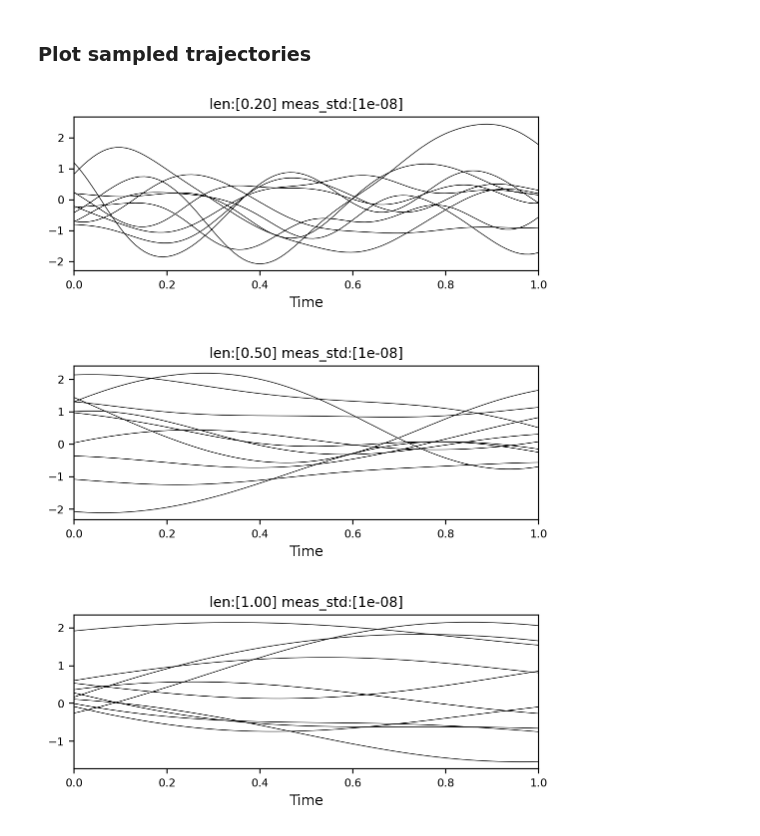
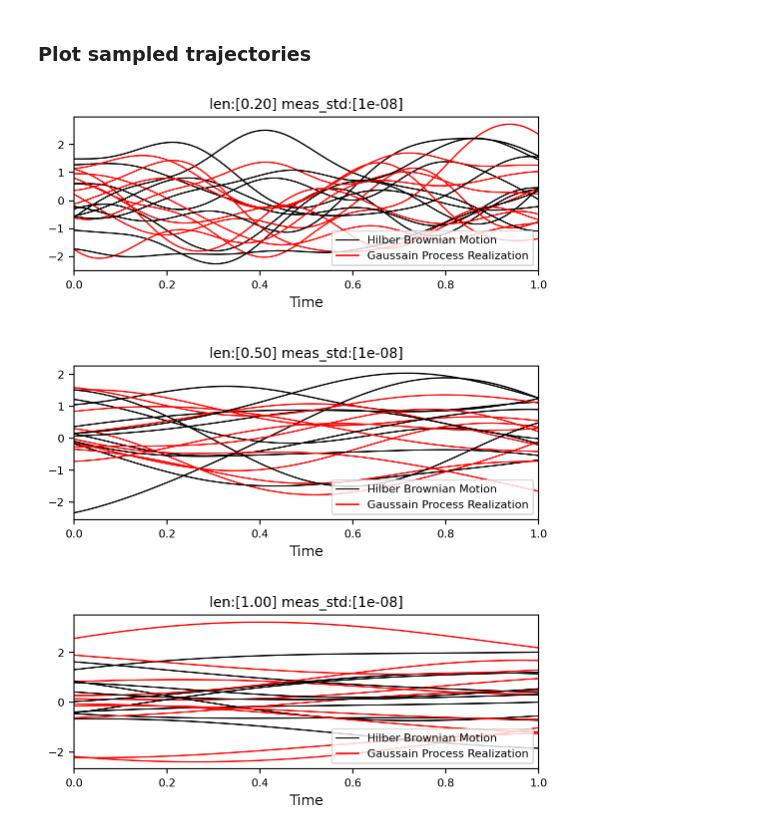
Before and after one commit to sjchoi86/yet-another-pytorch-tutorial-v2, a Jupyter notebook: code/gp.ipynb, the cells around one changed output. Saved outputs shown, nothing was run; the diff lists cells and outputs as text; code cells hidden in the pictures.

```diff
--- a/code/gp.ipynb
+++ b/code/gp.ipynb
@@ -17,21 +22,34 @@ Ready.
 # %%
 times = np.linspace(start=0.0,stop=1.0,num=100).reshape((-1,1)) # [L x 1]
 for hyp_len,meas_std in [(0.2,1e-8),(0.5,1e-8),(1.0,1e-8)]:
     n_traj = 10
     trajs_hbm = hbm_sampler(
         times    = times,
         hyp_gain = 1.0,
         hyp_len  = hyp_len,
         meas_std = meas_std,
         n_traj   = n_traj
-    )
+    ) # [N x L]
+    trajs_gp = gp_sampler(
+        times    = times,
+        hyp_gain = 1.0,
+        hyp_len  = hyp_len,
+        meas_std = meas_std,
+        n_traj   = n_traj
+    ) # [N x L]
+    colors = get_colors(n_traj)
     plt.figure(figsize=(6,2))
-    h_hmb = plt.plot(times,trajs_hbm,ls='-',color='k',lw=1/2)
+    for t_idx in range(trajs_hbm.shape[0]):
+        h_hbm = plt.plot(times,trajs_hbm[t_idx,:],ls='-',color='k',lw=1)
+        h_gp = plt.plot(times,trajs_gp[t_idx,:],ls='-',color='r',lw=1)
     plt.xlim([0.0,1.0]);
     plt.xlabel('Time',fontsize=10);
     plt.title('len:[%.2f] meas_std:[%.e]'%(hyp_len,meas_std),fontsize=10)
+    plt.legend(handles=[h_hbm[0],h_gp[0]],
+               labels=['Hilber Brownian Motion','Gaussain Process Realization'],
+               fontsize=8,loc='lower right')
     plt.show()
 # %% [output]
-[figure, old version]
+[figure, new version]
-[figure, old version]
+[figure, new version]
-[figure, old version]
+[figure, new version]
```
Also changed, not shown: parts of 1 cell of this notebook, 6 other files.
